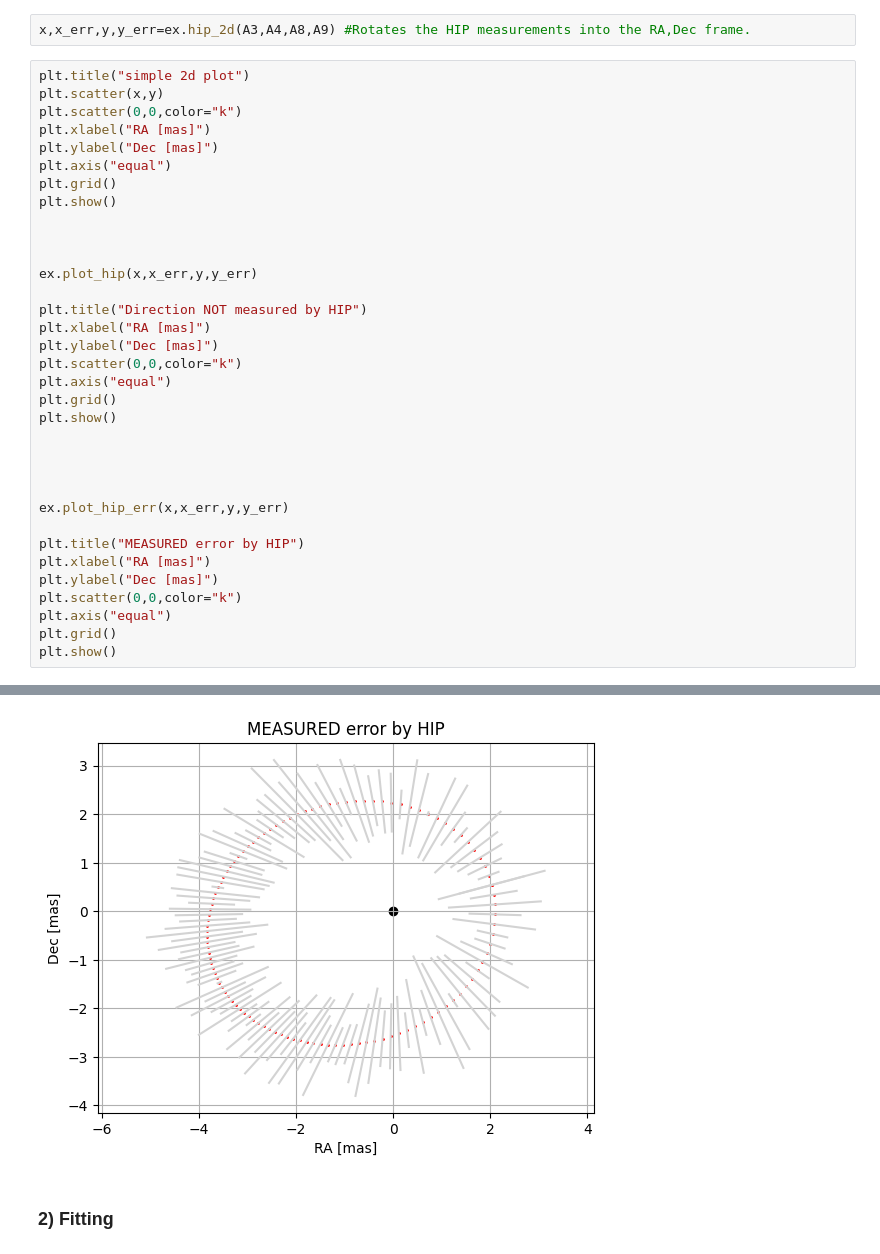
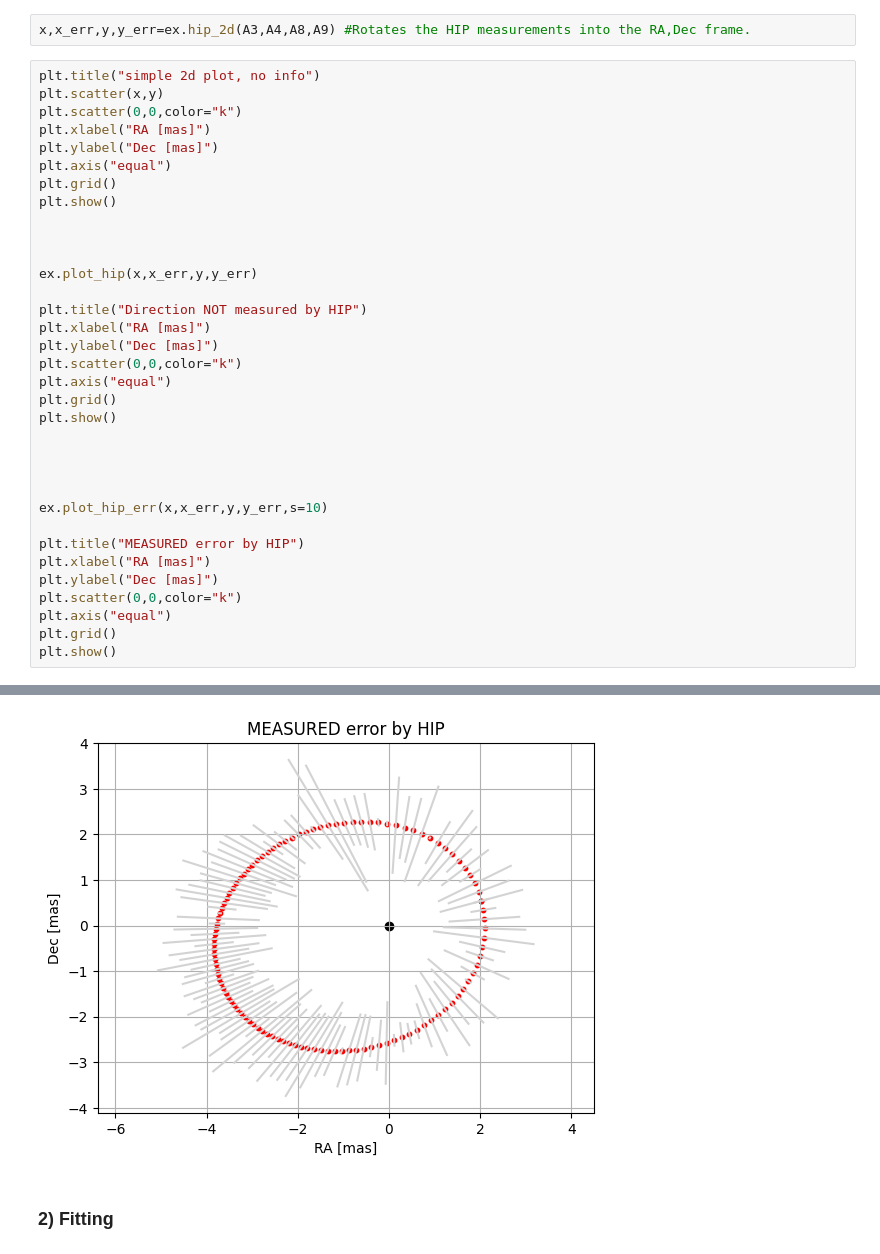
Before and after one commit to TSchiwy/ExTRA, a Jupyter notebook: ExAMPLE/tutorial.ipynb, the cells around one changed output, grey strips where cells are left out. Saved outputs shown, nothing was run; the diff lists cells and outputs as text.

```diff
--- a/ExAMPLE/tutorial.ipynb
+++ b/ExAMPLE/tutorial.ipynb
@@ -36,7 +37,7 @@ t_RV,RV,RV_err=RV_data #timestamps,RVs,error
 # %%
 x,x_err,y,y_err=ex.hip_2d(A3,A4,A8,A9) #Rotates the HIP measurements into the RA,Dec frame.
 # %%
-plt.title("simple 2d plot")
+plt.title("simple 2d plot, no info")
 plt.scatter(x,y)
 plt.scatter(0,0,color="k")
 plt.xlabel("RA [mas]")
@@ -60,7 +61,7 @@ plt.show()
 
 
 
-ex.plot_hip_err(x,x_err,y,y_err)
+ex.plot_hip_err(x,x_err,y,y_err,s=10)
 
 plt.title("MEASURED error by HIP")
 plt.xlabel("RA [mas]")
@@ -74,5 +75,5 @@ plt.show()
 [figure]
-[figure, old version]
+[figure, new version]
 # %% [markdown]
 ### 2) Fitting
 # %% [markdown]
```
Also changed, not shown: parts of 4 cells of this notebook, 5 other files.
